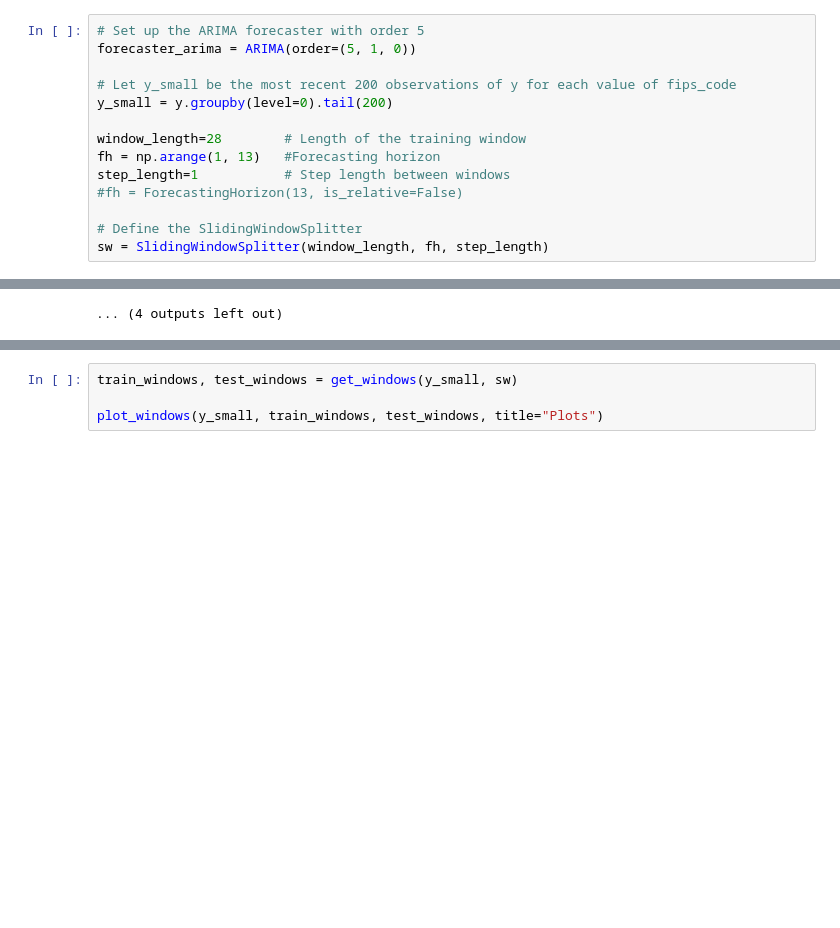
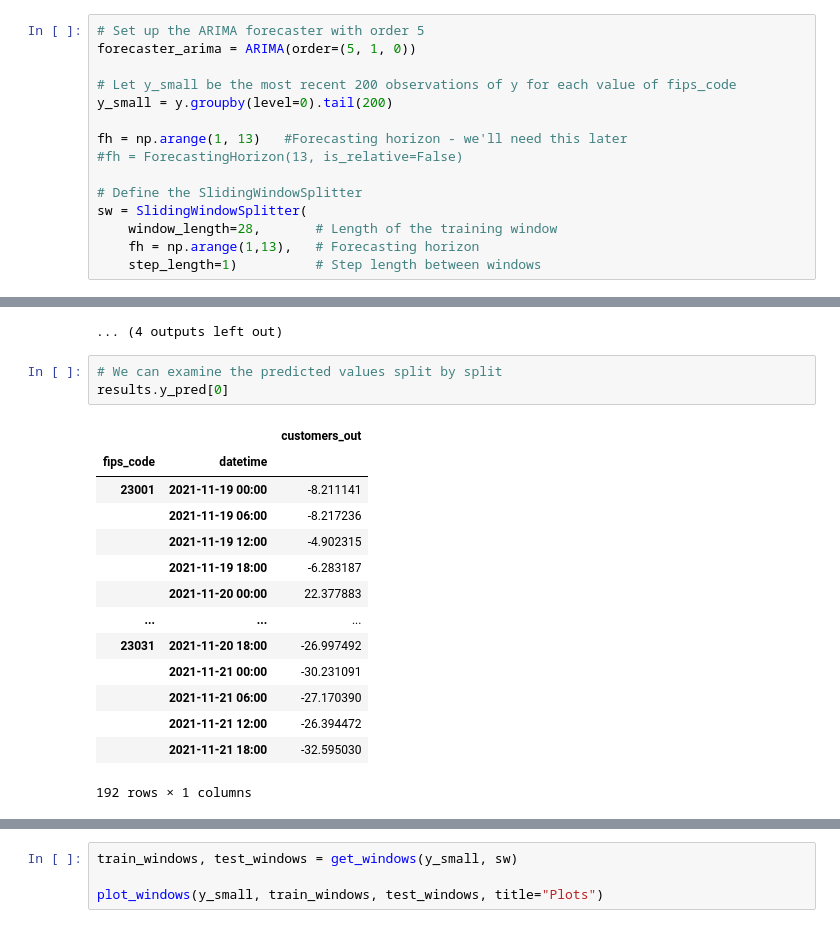
Before and after one commit to aarondweinberg/predictingpoweroutages, a Jupyter notebook: Aaron/Modeling1_AW.ipynb, the cells around one changed output, grey strips where cells are left out. Saved outputs shown, nothing was run; the diff lists cells and outputs as text; blank space fills up the shorter version.

```diff
--- a/Aaron/Modeling1_AW.ipynb
+++ b/Aaron/Modeling1_AW.ipynb
@@ -349,10 +355,11 @@ forecaster_arima = ARIMA(order=(5, 1, 0))
 # Let y_small be the most recent 200 observations of y for each value of fips_code
 y_small = y.groupby(level=0).tail(200)
 
-window_length=28        # Length of the training window
-fh = np.arange(1, 13)   #Forecasting horizon
-step_length=1           # Step length between windows
+fh = np.arange(1, 13)   #Forecasting horizon - we'll need this later
 #fh = ForecastingHorizon(13, is_relative=False)
 
 # Define the SlidingWindowSplitter
-sw = SlidingWindowSplitter(window_length, fh, step_length)
+sw = SlidingWindowSplitter(
+    window_length=28,       # Length of the training window
+    fh = np.arange(1,13),   # Forecasting horizon
+    step_length=1)          # Step length between windows
@@ -396,3 +424,21 @@ for fips_code in y.index.get_level_values(0).unique():
 [figure]
 [figure]
 ... (4 outputs left out)
+# %%
+# We can examine the predicted values split by split
+results.y_pred[0]
+# %% [output]
+|  |  | customers_out |
+| fips_code | datetime |  |
+| 23001 | 2021-11-19 00:00 | -8.211141 |
+|  | 2021-11-19 06:00 | -8.217236 |
+|  | 2021-11-19 12:00 | -4.902315 |
+|  | 2021-11-19 18:00 | -6.283187 |
+|  | 2021-11-20 00:00 | 22.377883 |
+| ... | ... | ... |
+| 23031 | 2021-11-20 18:00 | -26.997492 |
+|  | 2021-11-21 00:00 | -30.231091 |
+|  | 2021-11-21 06:00 | -27.170390 |
+|  | 2021-11-21 12:00 | -26.394472 |
+|  | 2021-11-21 18:00 | -32.595030 |
+192 rows × 1 columns
```
Also changed, not shown: parts of 10 cells of this notebook.
